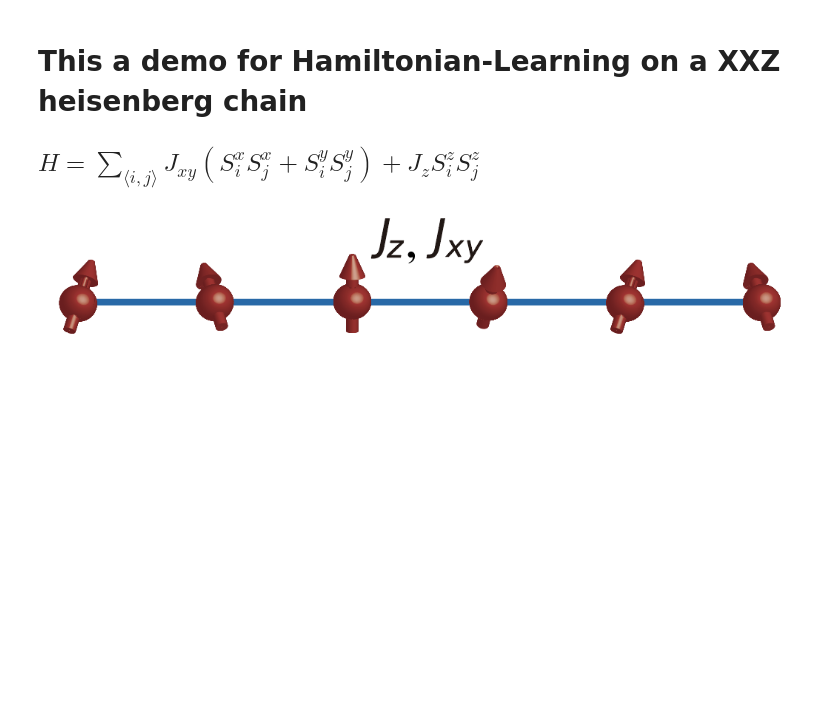
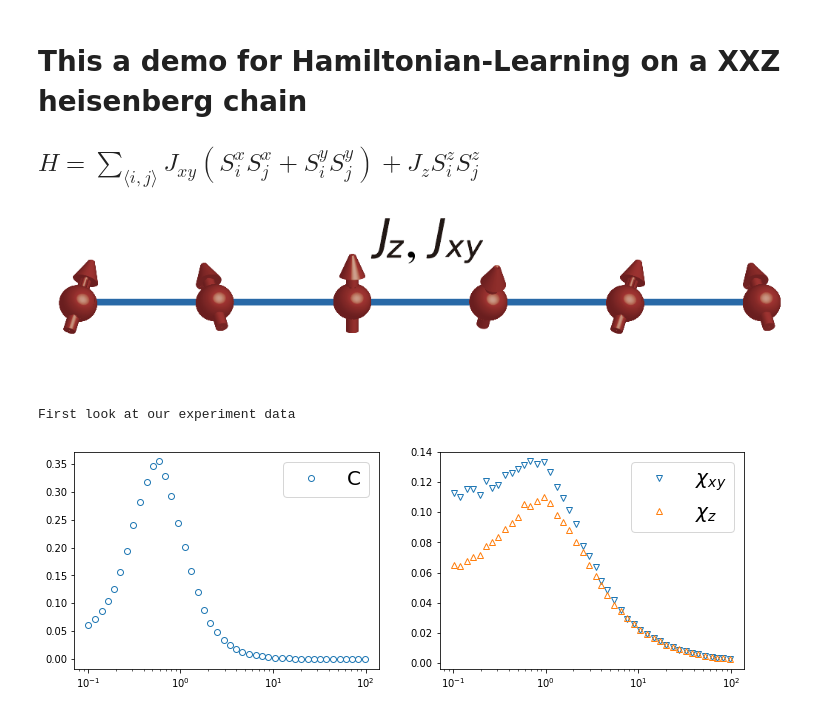
Before and after one commit to QMagen/PyQMagen, a Jupyter notebook: Demo.ipynb, the cells around one changed output. Saved outputs shown, nothing was run; the diff lists cells and outputs as text; code cells hidden in the pictures; blank space fills up the shorter version.

```diff
--- a/Demo.ipynb
+++ b/Demo.ipynb
@@ -7,0 +25,18 @@
+# %%
+C = np.loadtxt('./Data/C_exp.csv', delimiter=',')
+T = np.loadtxt('./Data/T_exp.csv', delimiter=',')
+Chixy = np.loadtxt('./Data/Chixy_exp.csv', delimiter=',')
+Chiz = np.loadtxt('./Data/Chiz_exp.csv', delimiter=',')
+
+
+
+fig, [ax_c, ax_chi] = plt.subplots(1, 2, figsize=[12,4])
+ax_c.semilogx(T, C, 'o', fillstyle='none', label='C')
+ax_chi.semilogx(T, Chixy, 'v', fillstyle='none', label=r'$\chi_{xy}$')
+ax_chi.semilogx(T, Chiz, '^', fillstyle='none',label=r'$\chi_{z}$')
+ax_c.legend(fontsize=20)
+ax_chi.legend(fontsize=20)
+print('First look at our experiment data')
+# %% [output]
+First look at our experiment data
+[figure, added]
```
Also changed, not shown: parts of 6 cells of this notebook, 8 other files.
